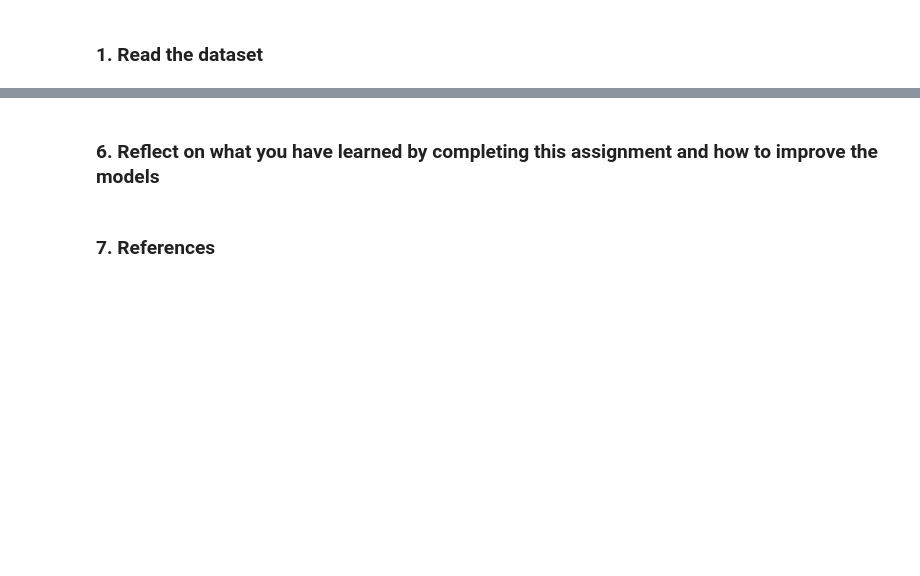
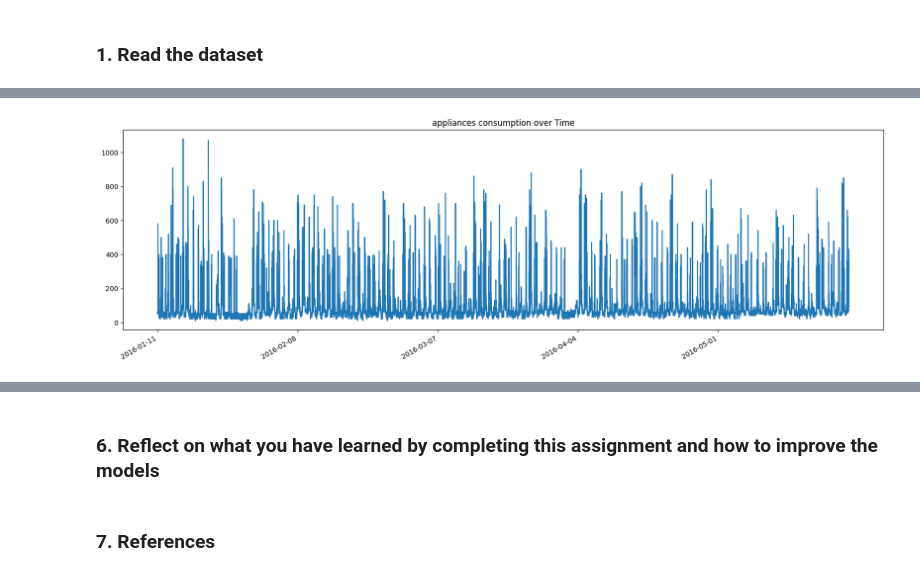
Before and after one commit to yuqingc31/MiningBigData, a Jupyter notebook: assignment1/a1841612_yuqingchen_assign1a.ipynb, the cells around one changed output, grey strips where cells are left out. Saved outputs shown, nothing was run; the diff lists cells and outputs as text; code cells hidden in the pictures; blank space fills up the shorter version.

```diff
--- a/assignment1/a1841612_yuqingchen_assign1a.ipynb
+++ b/assignment1/a1841612_yuqingchen_assign1a.ipynb
@@ -106,0 +169,13 @@ plt.show()
+# %%
+import matplotlib.pyplot as plt
+import seaborn as sns
+
+plt.figure(figsize=(20, 6))
+plt.title('appliances consumption over Time')
+plt.plot_date(df['date'], df['Appliances'], linestyle='solid', marker = 'None')
+plt.gcf().autofmt_xdate()
+
+plt.xticks(df['date'][::4000]) # Display a date every 4000 data points
+plt.show()
+# %% [output]
+[figure, added]
```
Also changed, not shown: parts of 37 cells of this notebook, 1 other file.
